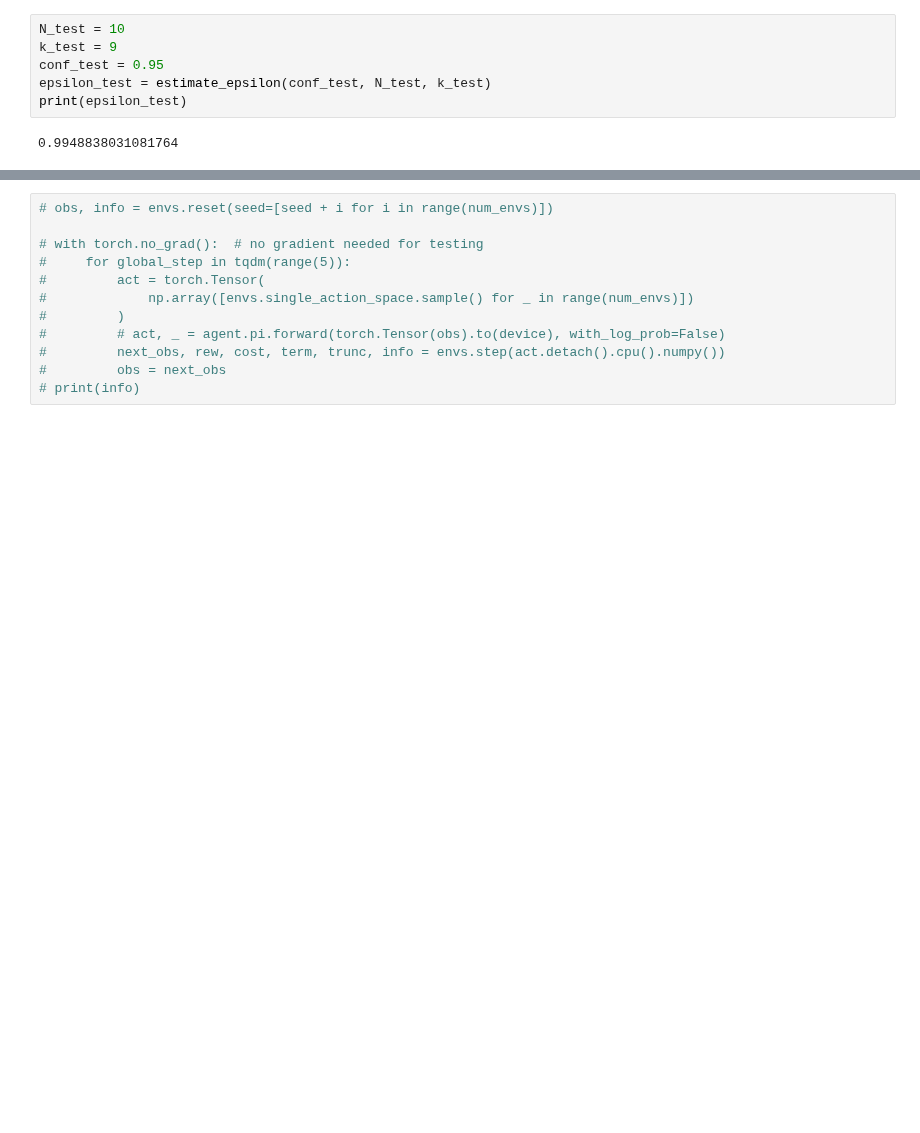
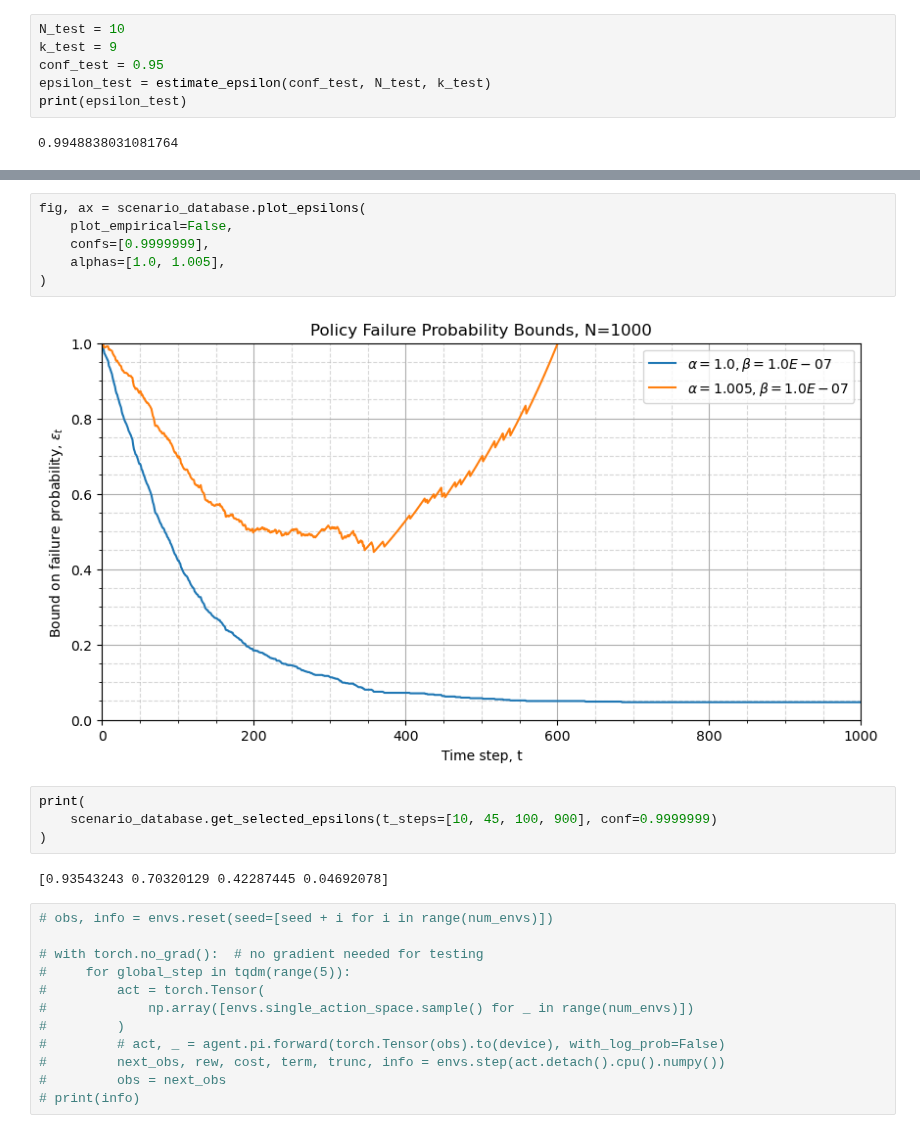
Before and after one commit to JacquesCloete/sport, a Jupyter notebook: notebooks/envs/testing_validation.ipynb, the cells around one changed output, grey strips where cells are left out. Cells and saved outputs as stored; diff of their text form; blank space fills up the shorter version.

```diff
--- a/notebooks/envs/testing_validation.ipynb
+++ b/notebooks/envs/testing_validation.ipynb
@@ -468,3 +197,17 @@ ax.title.set_text(title_str)
+# %%
+fig, ax = scenario_database.plot_epsilons(
+    plot_empirical=False,
+    confs=[0.9999999],
+    alphas=[1.0, 1.005],
+)
+# %% [output]
+[figure, added]
+# %%
+print(
+    scenario_database.get_selected_epsilons(t_steps=[10, 45, 100, 900], conf=0.9999999)
+)
+# %% [output]
+[0.93543243 0.70320129 0.42287445 0.04692078]
 # %%
 # obs, info = envs.reset(seed=[seed + i for i in range(num_envs)])
 
```
Also changed, not shown: parts of 14 cells of this notebook, 1 other file.
